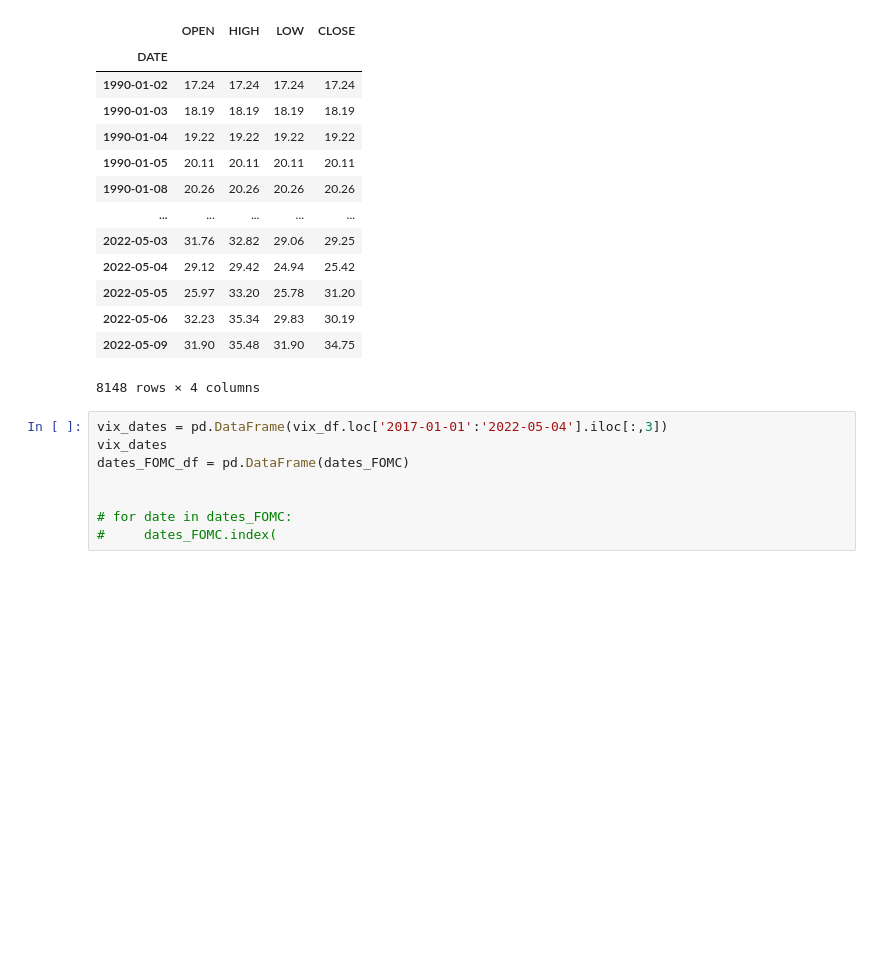
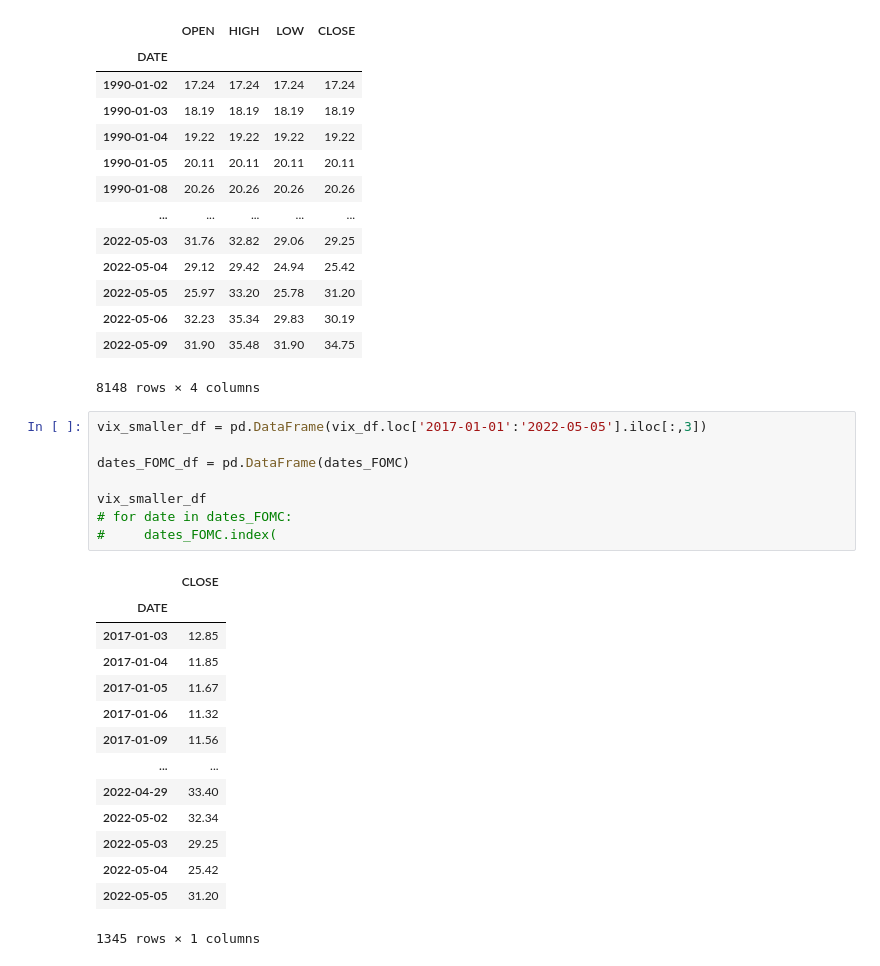
Before and after one commit to NikoKorolog/fomc_meeting_analysis, a Jupyter notebook: Main.ipynb, the cells around one changed output. Saved outputs shown, nothing was run; the diff lists cells and outputs as text; blank space fills up the shorter version.

```diff
--- a/Main.ipynb
+++ b/Main.ipynb
@@ -42,10 +30,25 @@ vix_df
 | 2022-05-09 | 31.90 | 35.48 | 31.90 | 34.75 |
 8148 rows × 4 columns
 # %%
-vix_dates = pd.DataFrame(vix_df.loc['2017-01-01':'2022-05-04'].iloc[:,3])
-vix_dates
+vix_smaller_df = pd.DataFrame(vix_df.loc['2017-01-01':'2022-05-05'].iloc[:,3])
+
 dates_FOMC_df = pd.DataFrame(dates_FOMC)
 
-
+vix_smaller_df
 # for date in dates_FOMC:
 #     dates_FOMC.index(
+# %% [output]
+|  | CLOSE |
+| DATE |  |
+| 2017-01-03 | 12.85 |
+| 2017-01-04 | 11.85 |
+| 2017-01-05 | 11.67 |
+| 2017-01-06 | 11.32 |
+| 2017-01-09 | 11.56 |
+| ... | ... |
+| 2022-04-29 | 33.40 |
+| 2022-05-02 | 32.34 |
+| 2022-05-03 | 29.25 |
+| 2022-05-04 | 25.42 |
+| 2022-05-05 | 31.20 |
+1345 rows × 1 columns
```
Also changed, not shown: parts of 13 cells of this notebook, 1 other file.
